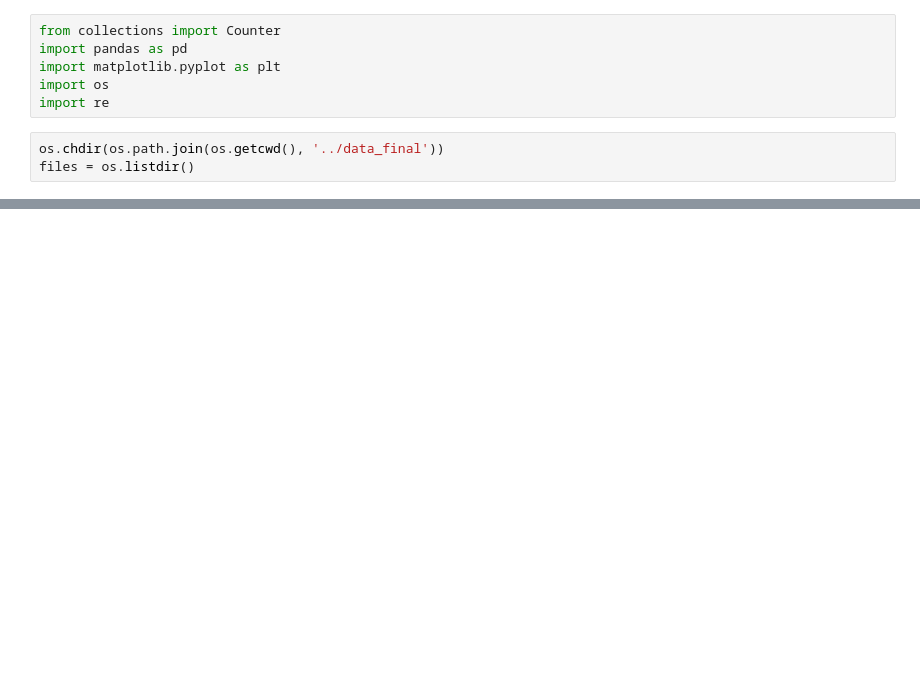
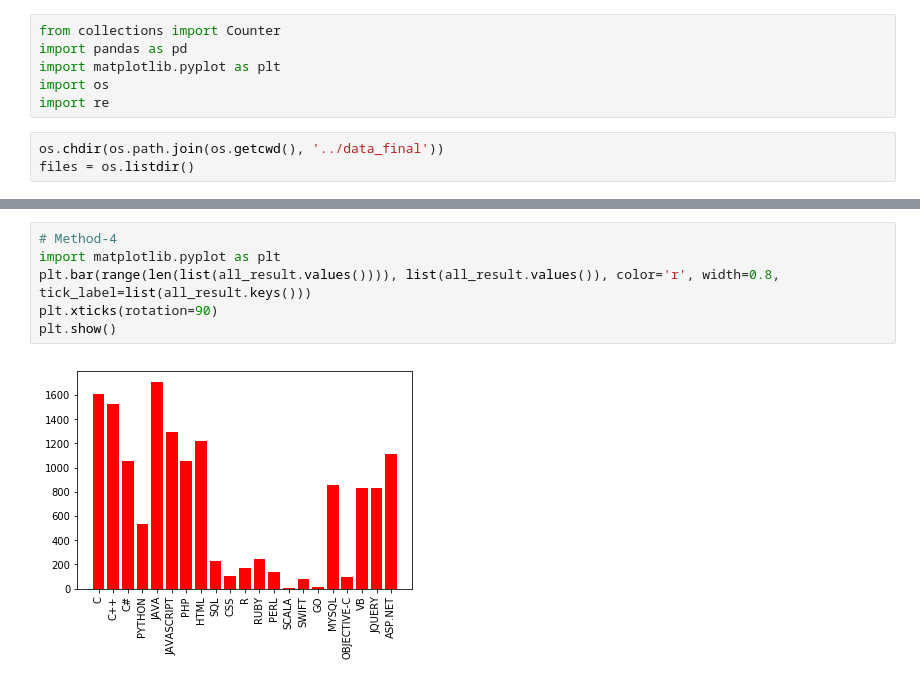
Before and after one commit to SonyChan0807/III, a Jupyter notebook: Python/job_wc/code/Plot_chart.ipynb, the cells around one changed output, grey strips where cells are left out. Drawn from its saved outputs; the diff is of its cells as text; blank space fills up the shorter version.

```diff
--- a/Python/job_wc/code/Plot_chart.ipynb
+++ b/Python/job_wc/code/Plot_chart.ipynb
@@ -120,0 +146,8 @@ plt.show()
+# %%
+# Method-4
+import matplotlib.pyplot as plt
+plt.bar(range(len(list(all_result.values()))), list(all_result.values()), color='r', width=0.8, tick_label=list(all_result.keys()))
+plt.xticks(rotation=90)
+plt.show()
+# %% [output]
+[figure, added]
```
Also changed, not shown: parts of 5 cells of this notebook, 4 other files.
